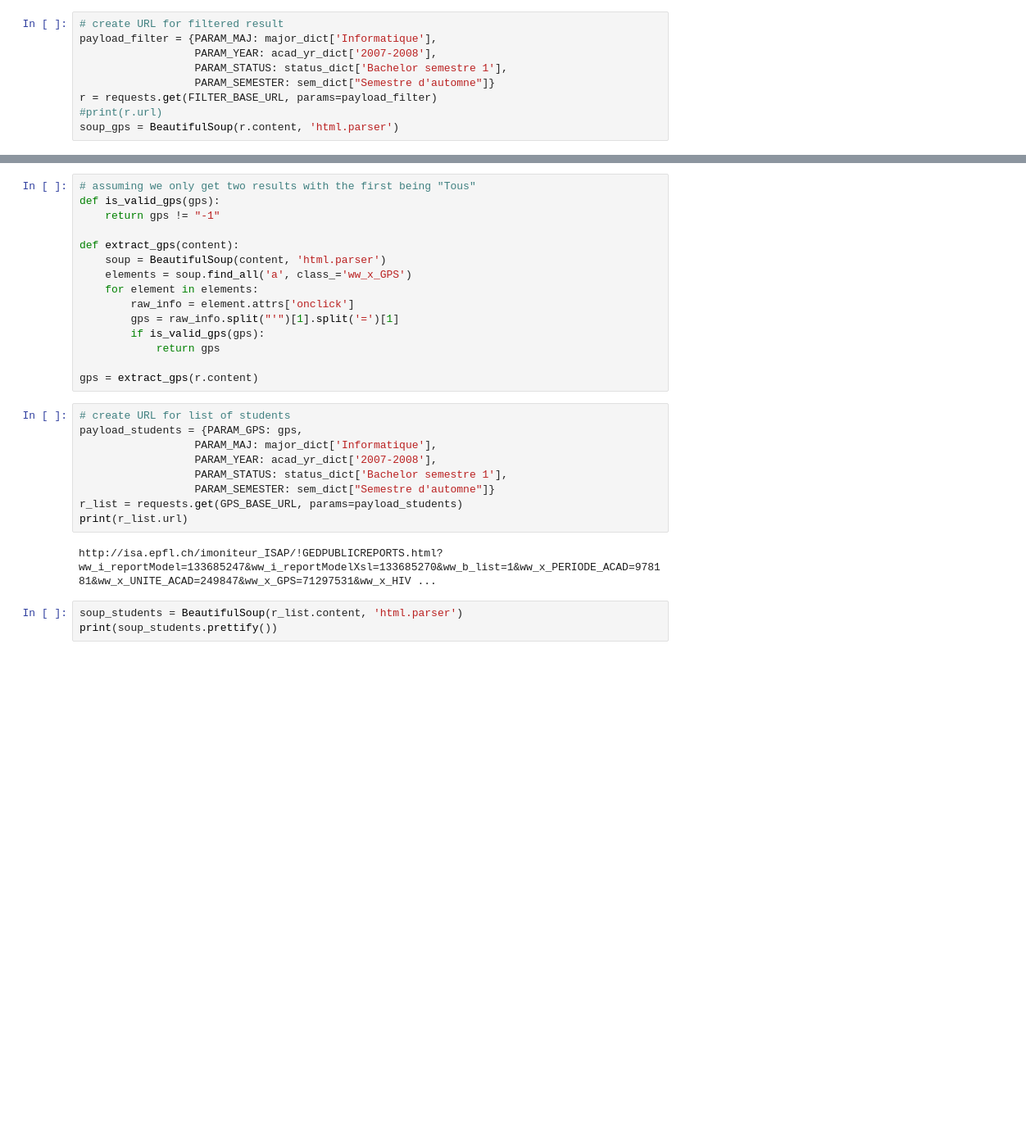
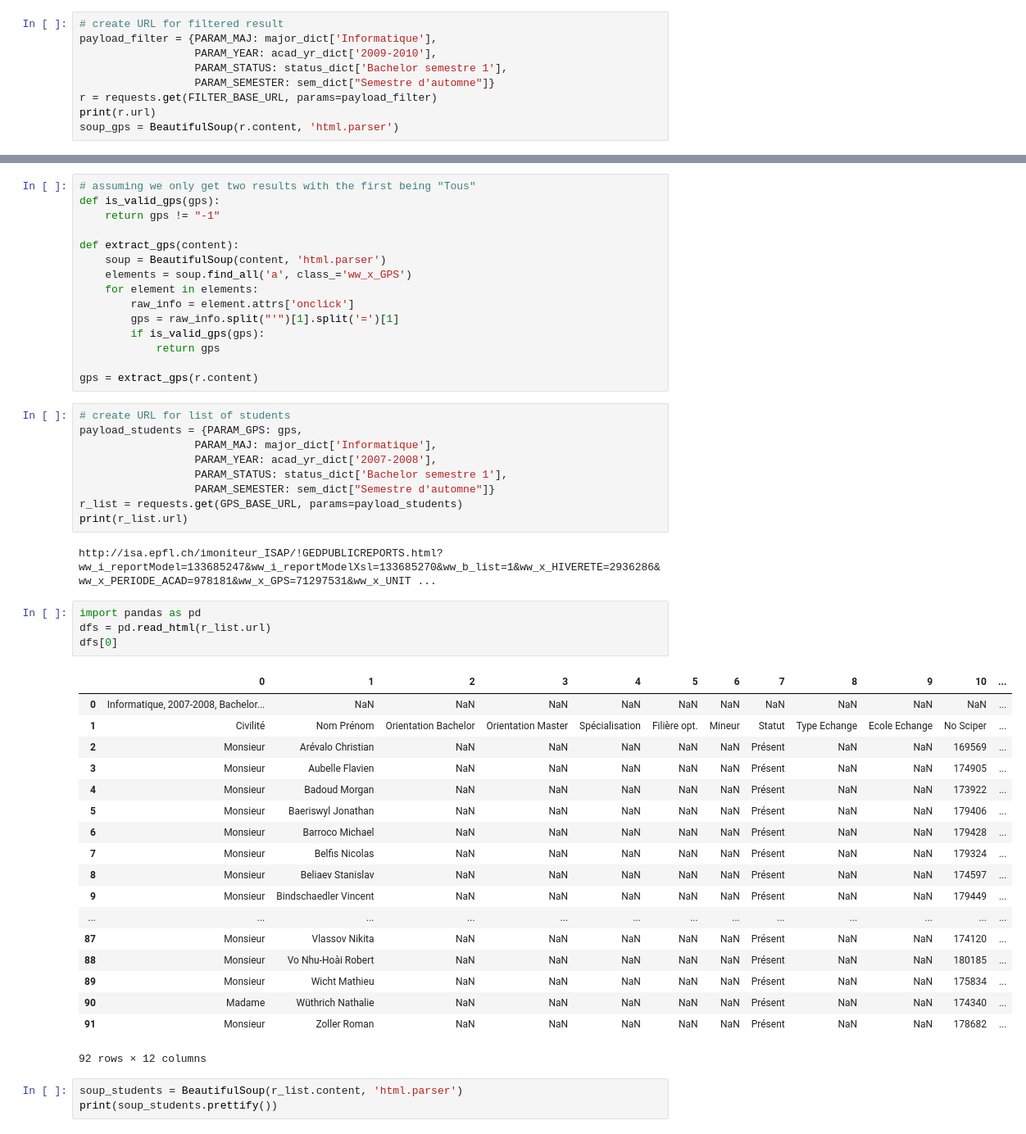
Before and after one commit to BeforeRain/ADA-homework, a Jupyter notebook: 02 - Data from the Web/test_eric.ipynb, the cells around one changed output, grey strips where cells are left out. Shown at 82% size. Drawn from its saved outputs; the diff is of its cells as text; blank space fills up the shorter version.

```diff
--- a/02 - Data from the Web/test_eric.ipynb
+++ b/02 - Data from the Web/test_eric.ipynb
@@ -54,9 +54,9 @@ sem_dict = create_dict(soup.body.find(id="filtre").find_all('tr')[3].find_all('o
 # %%
 # create URL for filtered result
 payload_filter = {PARAM_MAJ: major_dict['Informatique'],
-                  PARAM_YEAR: acad_yr_dict['2007-2008'],
+                  PARAM_YEAR: acad_yr_dict['2009-2010'],
                   PARAM_STATUS: status_dict['Bachelor semestre 1'],
                   PARAM_SEMESTER: sem_dict["Semestre d'automne"]}
 r = requests.get(FILTER_BASE_URL, params=payload_filter)
-#print(r.url)
+print(r.url)
 soup_gps = BeautifulSoup(r.content, 'html.parser')
@@ -105,7 +107,30 @@ payload_students = {PARAM_GPS: gps,
 r_list = requests.get(GPS_BASE_URL, params=payload_students)
 print(r_list.url)
 # %% [output]
-http://isa.epfl.ch/imoniteur_ISAP/!GEDPUBLICREPORTS.html?ww_i_reportModel=133685247&ww_i_reportModelXsl=133685270&ww_b_list=1&ww_x_PERIODE_ACAD=978181&ww_x_UNITE_ACAD=249847&ww_x_GPS=71297531&ww_x_HIV ...
+http://isa.epfl.ch/imoniteur_ISAP/!GEDPUBLICREPORTS.html?ww_i_reportModel=133685247&ww_i_reportModelXsl=133685270&ww_b_list=1&ww_x_HIVERETE=2936286&ww_x_PERIODE_ACAD=978181&ww_x_GPS=71297531&ww_x_UNIT ...
+# %%
+import pandas as pd
+dfs = pd.read_html(r_list.url)
+dfs[0]
+# %% [output]
+|  | 0 | 1 | 2 | 3 | 4 | 5 | 6 | 7 | 8 | 9 | 10 | ... |
+| 0 | Informatique, 2007-2008, Bachelor... | NaN | NaN | NaN | NaN | NaN | NaN | NaN | NaN | NaN | NaN | ... |
+| 1 | Civilité | Nom Prénom | Orientation Bachelor | Orientation Master | Spécialisation | Filière opt. | Mineur | Statut | Type Echange | Ecole Echange | No Sciper | ... |
+| 2 | Monsieur | Arévalo Christian | NaN | NaN | NaN | NaN | NaN | Présent | NaN | NaN | 169569 | ... |
+| 3 | Monsieur | Aubelle Flavien | NaN | NaN | NaN | NaN | NaN | Présent | NaN | NaN | 174905 | ... |
+| 4 | Monsieur | Badoud Morgan | NaN | NaN | NaN | NaN | NaN | Présent | NaN | NaN | 173922 | ... |
+| 5 | Monsieur | Baeriswyl Jonathan | NaN | NaN | NaN | NaN | NaN | Présent | NaN | NaN | 179406 | ... |
+| 6 | Monsieur | Barroco Michael | NaN | NaN | NaN | NaN | NaN | Présent | NaN | NaN | 179428 | ... |
+| 7 | Monsieur | Belfis Nicolas | NaN | NaN | NaN | NaN | NaN | Présent | NaN | NaN | 179324 | ... |
+| 8 | Monsieur | Beliaev Stanislav | NaN | NaN | NaN | NaN | NaN | Présent | NaN | NaN | 174597 | ... |
+| 9 | Monsieur | Bindschaedler Vincent | NaN | NaN | NaN | NaN | NaN | Présent | NaN | NaN | 179449 | ... |
+| ... | ... | ... | ... | ... | ... | ... | ... | ... | ... | ... | ... | ... |
+| 87 | Monsieur | Vlassov Nikita | NaN | NaN | NaN | NaN | NaN | Présent | NaN | NaN | 174120 | ... |
+| 88 | Monsieur | Vo Nhu-Hoài Robert | NaN | NaN | NaN | NaN | NaN | Présent | NaN | NaN | 180185 | ... |
+| 89 | Monsieur | Wicht Mathieu | NaN | NaN | NaN | NaN | NaN | Présent | NaN | NaN | 175834 | ... |
+| 90 | Madame | Wüthrich Nathalie | NaN | NaN | NaN | NaN | NaN | Présent | NaN | NaN | 174340 | ... |
+| 91 | Monsieur | Zoller Roman | NaN | NaN | NaN | NaN | NaN | Présent | NaN | NaN | 178682 | ... |
+92 rows × 12 columns
 # %%
 soup_students = BeautifulSoup(r_list.content, 'html.parser')
 print(soup_students.prettify())
```
Also changed, not shown: parts of 1 cell of this notebook, 1 other file.
